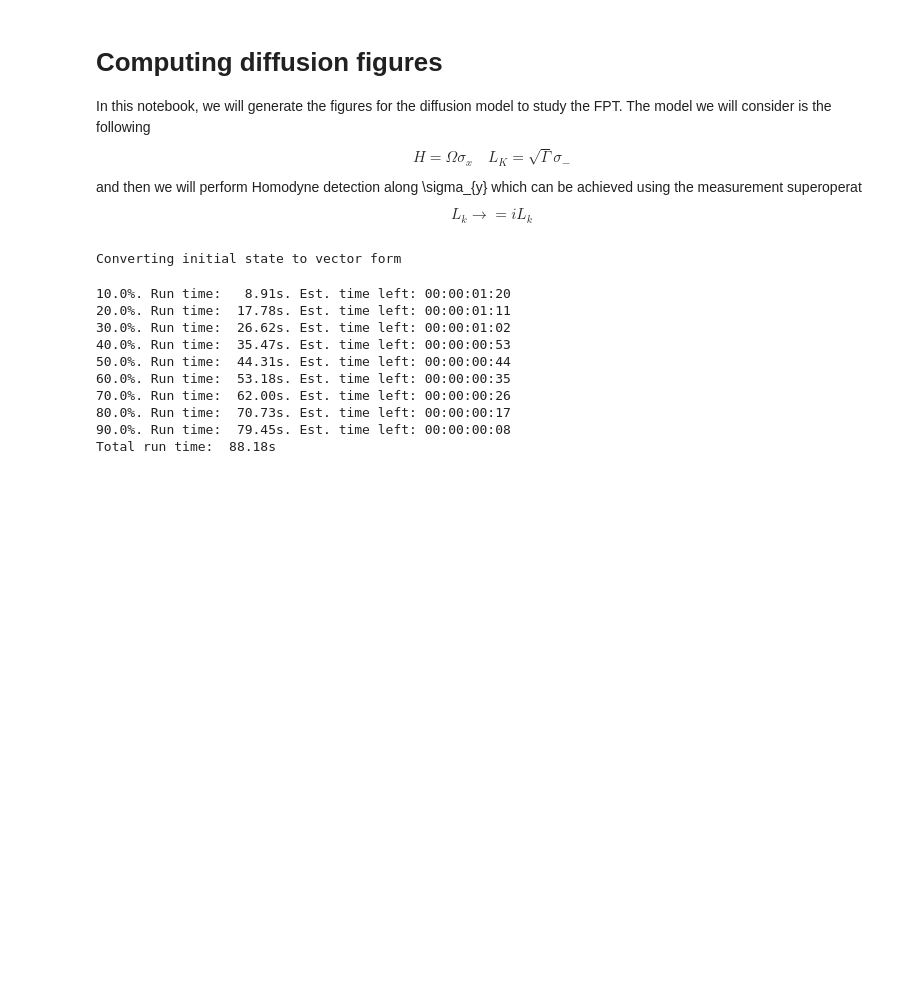
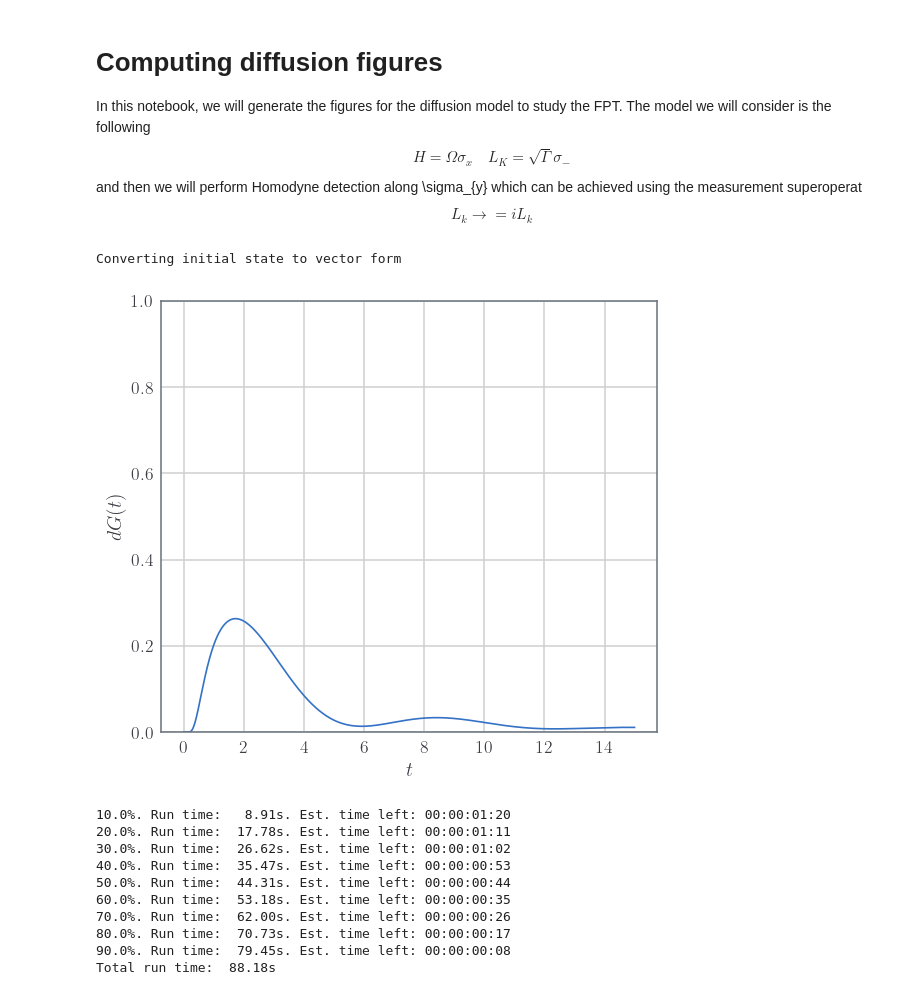
Before and after one commit to mikeal888/First_Passage_Times, a Jupyter notebook: FPT_diffusion.ipynb, the cells around one changed output. Saved outputs shown, nothing was run; the diff lists cells and outputs as text; code cells hidden in the pictures; blank space fills up the shorter version.

```diff
--- a/FPT_diffusion.ipynb
+++ b/FPT_diffusion.ipynb
@@ -68,6 +68,14 @@ P0 = np.sum(Pn_vec, axis=0)
 dGt = -np.gradient(P0, dt)
 # %% [output]
 Converting initial state to vector form
+# %%
+plt.plot(t, dGt)
+plt.xlabel(r'$t$')
+plt.ylabel(r'$dG(t)$')
+plt.ylim(0,1)
+plt.show()
+# %% [output]
+[figure, added]
 # %%
 # ------ Solve using Monte Carlo method ------ #
 ntraj = 2000
```
Also changed, not shown: parts of 1 cell of this notebook, 2 other files.
